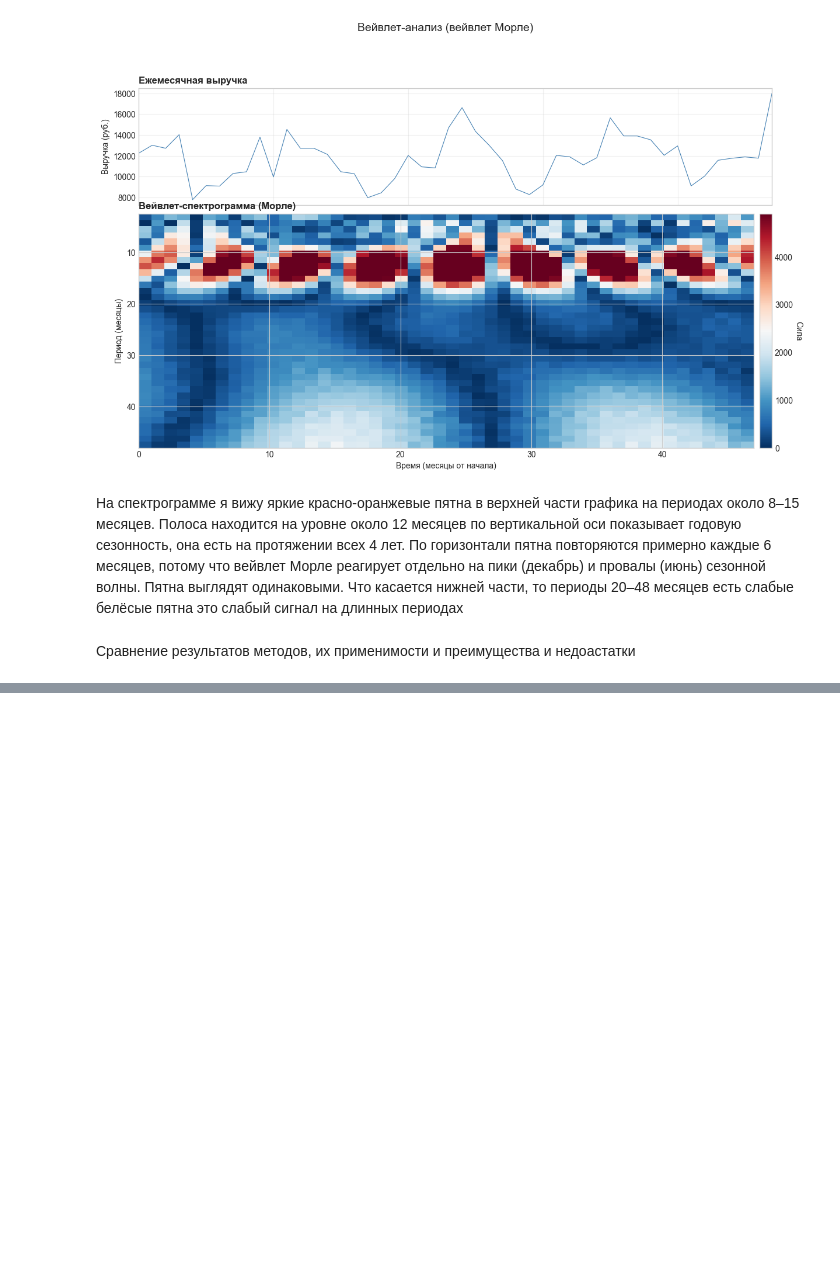
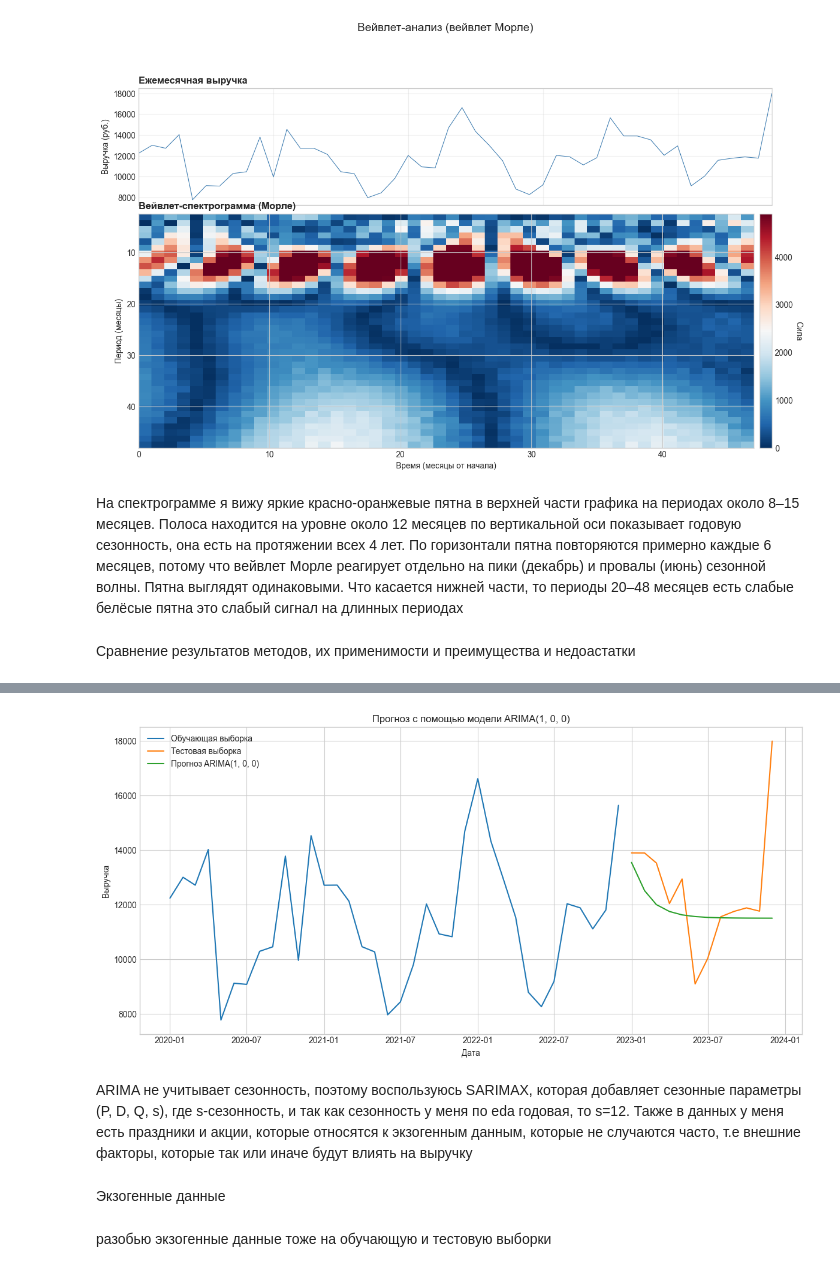
Before and after one commit to gureeva07/predictive_analytics_lab1, a Jupyter notebook: lab1.ipynb, the cells around one changed output, grey strips where cells are left out. Cells and saved outputs as stored; diff of their text form; code cells hidden in the pictures; blank space fills up the shorter version.

```diff
--- a/lab1.ipynb
+++ b/lab1.ipynb
@@ -402,0 +514,7 @@ plt.show()
+# %%
+from statsmodels.tsa.arima.model import ARIMA
+
+model_arima = ARIMA(train, order=(1, 0, 0), trend='c')
+result_arima = model_arima.fit()
+
+print(result_arima.summary())
@@ -402,0 +539,21 @@ plt.show()
+# %%
+forecast_arima = result_arima.predict(start=len(train), end=len(train) + len(test) - 1)
+
+plt.figure(figsize=(12, 6))
+sns.lineplot(data=train, label='Обучающая выборка')
+sns.lineplot(data=test, label='Тестовая выборка')
+sns.lineplot(data=forecast_arima, label='Прогноз ARIMA(1, 0, 0)')
+plt.title('Прогноз с помощью модели ARIMA(1, 0, 0)')
+plt.xlabel('Дата')
+plt.ylabel('Выручка')
+plt.legend()
+plt.tight_layout()
+plt.show()
+# %% [output]
+[figure, added]
+# %% [markdown]
+ARIMA не учитывает сезонность, поэтому воспользуюсь SARIMAX, которая добавляет сезонные параметры (P, D, Q, s), где s-сезонность, и так как сезонность у меня по eda годовая, то s=12. Также в данных у меня есть праздники и акции, которые относятся к экзогенным данным, которые не случаются часто, т.е внешние факторы, которые так или иначе будут влиять на выручку
+# %% [markdown]
+Экзогенные данные
+# %% [markdown]
+разобью экзогенные данные тоже на обучающую и тестовую выборки
```
Also changed, not shown: parts of 37 cells of this notebook.
